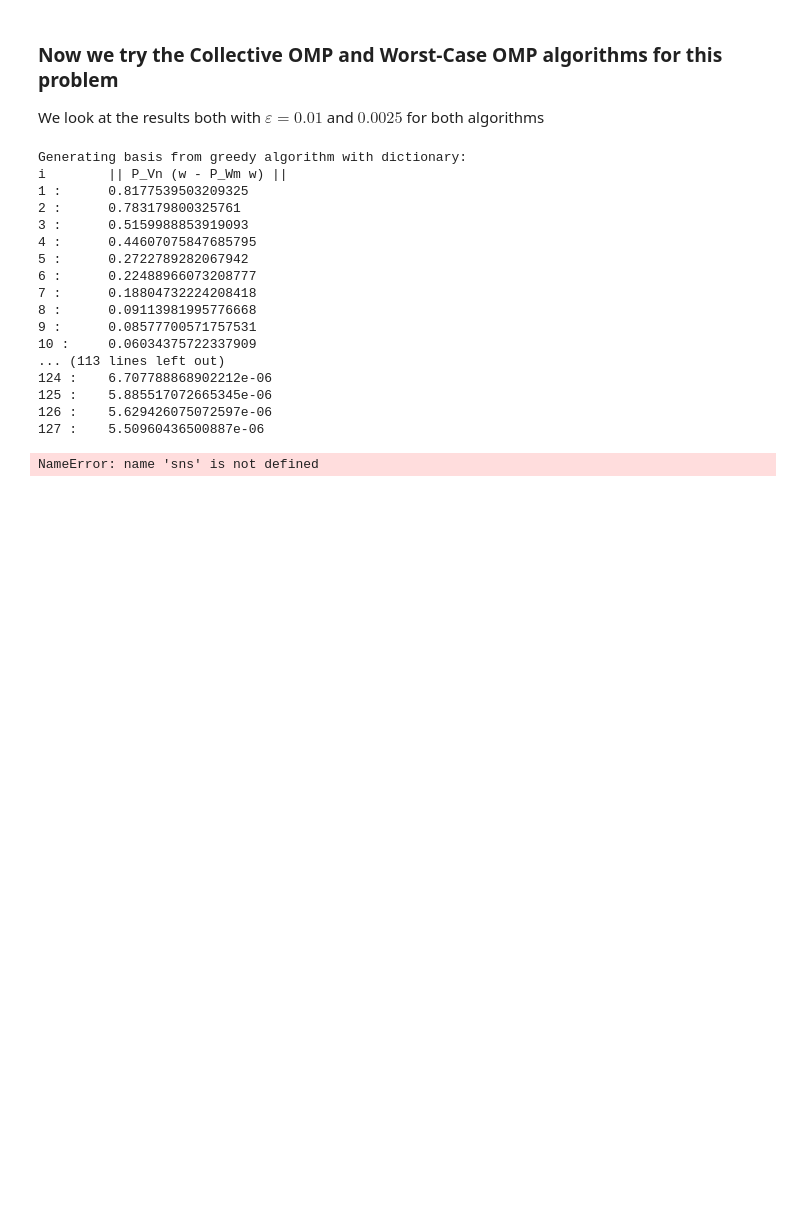
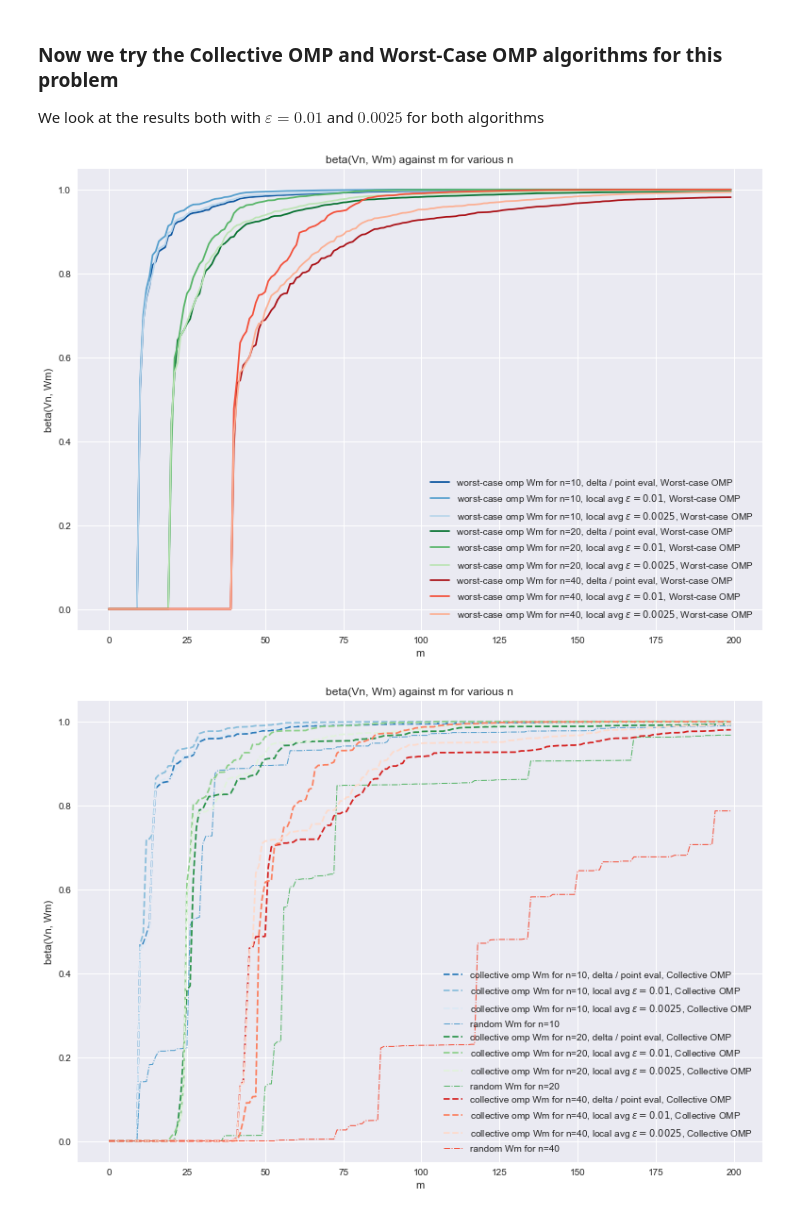
Before and after one commit to james-nichols/pyApproxTools, a Jupyter notebook: notebooks/omp/03_local_averages.ipynb, the cells around one changed output. Cells and saved outputs as stored; diff of their text form; code cells hidden in the pictures; blank space fills up the shorter version.

```diff
--- a/notebooks/omp/03_local_averages.ipynb
+++ b/notebooks/omp/03_local_averages.ipynb
@@ -165,12 +165,12 @@ Wms_rand = []
 for k, dictionary in enumerate(dictionaries):
     for j, n in enumerate(ns):
 
-        gbc = pat.CollectiveOMP(m, dictionary, Vn.subspace(slice(0,n)), verbose=True)
+        gbc = pat.CollectiveOMP(m, dictionary, Vn.subspace(slice(0,n)), verbose=False)
         Wm_comp = gbc.construct_basis()
         Wms_comp.append(Wm_comp)
         Wm_comp_o = Wm_comp.orthonormalise()
 
-        wcgbc = pat.WorstCaseOMP(m, dictionary, Vn.subspace(slice(0,n)), verbose=True)
+        wcgbc = pat.WorstCaseOMP(m, dictionary, Vn.subspace(slice(0,n)), verbose=False)
         Wm_wcomp = wcgbc.construct_basis()
         Wms_wcomp.append(Wm_wcomp)
         Wm_wcomp_o = Wm_wcomp.orthonormalise()
@@ -200,41 +200,34 @@ for j, n in enumerate(ns):
     for i in range(n, m):
         BP_rand = BP_rand_l.subspace(Wm_indices=slice(0,i))
         bs_rand[j, i] = BP_rand.beta()
-# %% [output]
-Generating basis from greedy algorithm with dictionary:
-i        || P_Vn (w - P_Wm w) ||
-1 :      0.8177539503209325
-2 :      0.783179800325761
-3 :      0.5159988853919093
-4 :      0.44607075847685795
-5 :      0.2722789282067942
-6 :      0.22488966073208777
-7 :      0.18804732224208418
-8 :      0.09113981995776668
-9 :      0.08577700571757531
-10 :     0.06034375722337909
-... (113 lines left out)
-124 :    6.707788868902212e-06
-125 :    5.885517072665345e-06
-126 :    5.629426075072597e-06
-127 :    5.50960436500887e-06
 # %%
-sns.set_palette("deep")
-cp = sns.color_palette()
-
-dict_label = ['point eval', 'local avg $\varepsilon={{{0}}}$'.format(eps_1), 'local avg $\varepsilon={{{0}}}$'.format(eps_2)]
-
+dict_label = [r'delta / point eval', r'local avg $\varepsilon={{{0}}}$'.format(eps_1), r'local avg $\varepsilon={{{0}}}$'.format(eps_2)]
+pals = ['Blues_r', 'Greens_r', 'Reds_r']
 axs = []
 fig = plt.figure(figsize=(13, 9))
 ax = fig.add_subplot(1, 1, 1, title='beta(Vn, Wm) against m for various n')#, title=r'$\beta(V_n, W_m)$ against $m$ for various $n$')
 for i, n in enumerate(ns):
+    sns.set_palette(pals[i])
+    cp = sns.color_palette()
     for k, dictionary in enumerate(dictionaries):
-        plt.plot(range(m), bs_wcomp[i, :, k], label='worst-case omp Wm for n={0}, {1}'.format(n, dict_label[k]), color=cp[i])#r'OMP constructed $W_m$, $n={{{0}}}$'.format(n))
-        plt.plot(range(m), bs_comp[i, :, k], '--', label='collective omp Wm for n={0}, {1}'.format(n, dict_label[k]), color=cp[i])#r'OMP constructed $W_m$, $n={{{0}}}$'.format(n))
-    plt.plot(range(m), bs_rand[i, :], '-.', label='random Wm for n={0}'.format(n), color=cp[i])#r'Random $W_m$, $n={{{0}}}$'.format(n))
+        plt.plot(range(m), bs_wcomp[i, :, k], label=r'worst-case omp Wm for n={0}, {1}, Worst-case OMP'.format(n, dict_label[k]), color=cp[2*k])
 
 ax.set(xlabel='m', ylabel='beta(Vn, Wm)')#r'$m$', ylabel=r'$\beta(V_n, W_m)$')
 plt.legend(loc=4)
 plt.show()
+
+fig = plt.figure(figsize=(13, 9))
+ax = fig.add_subplot(1, 1, 1, title='beta(Vn, Wm) against m for various n')#, title=r'$\beta(V_n, W_m)$ against $m$ for various $n$')
+for i, n in enumerate(ns):
+    sns.set_palette(pals[i])
+    cp = sns.color_palette()
+    for k, dictionary in enumerate(dictionaries):
+        plt.plot(range(m), bs_comp[i, :, k], '--', label=r'collective omp Wm for n={0}, {1}, Collective OMP'.format(n, dict_label[k]), color=cp[2*k+1])
+    plt.plot(range(m), bs_rand[i, :], '-.', label=r'random Wm for n={0}'.format(n), color=cp[k], lw=1)
+
+ax.set(xlabel='m', ylabel='beta(Vn, Wm)')#r'$m$', ylabel=r'$\beta(V_n, W_m)$')
+plt.legend(loc=4)
+plt.show()
 # %% [output]
-NameError: name 'sns' is not defined
+[figure, added]
+[figure, added]
```
